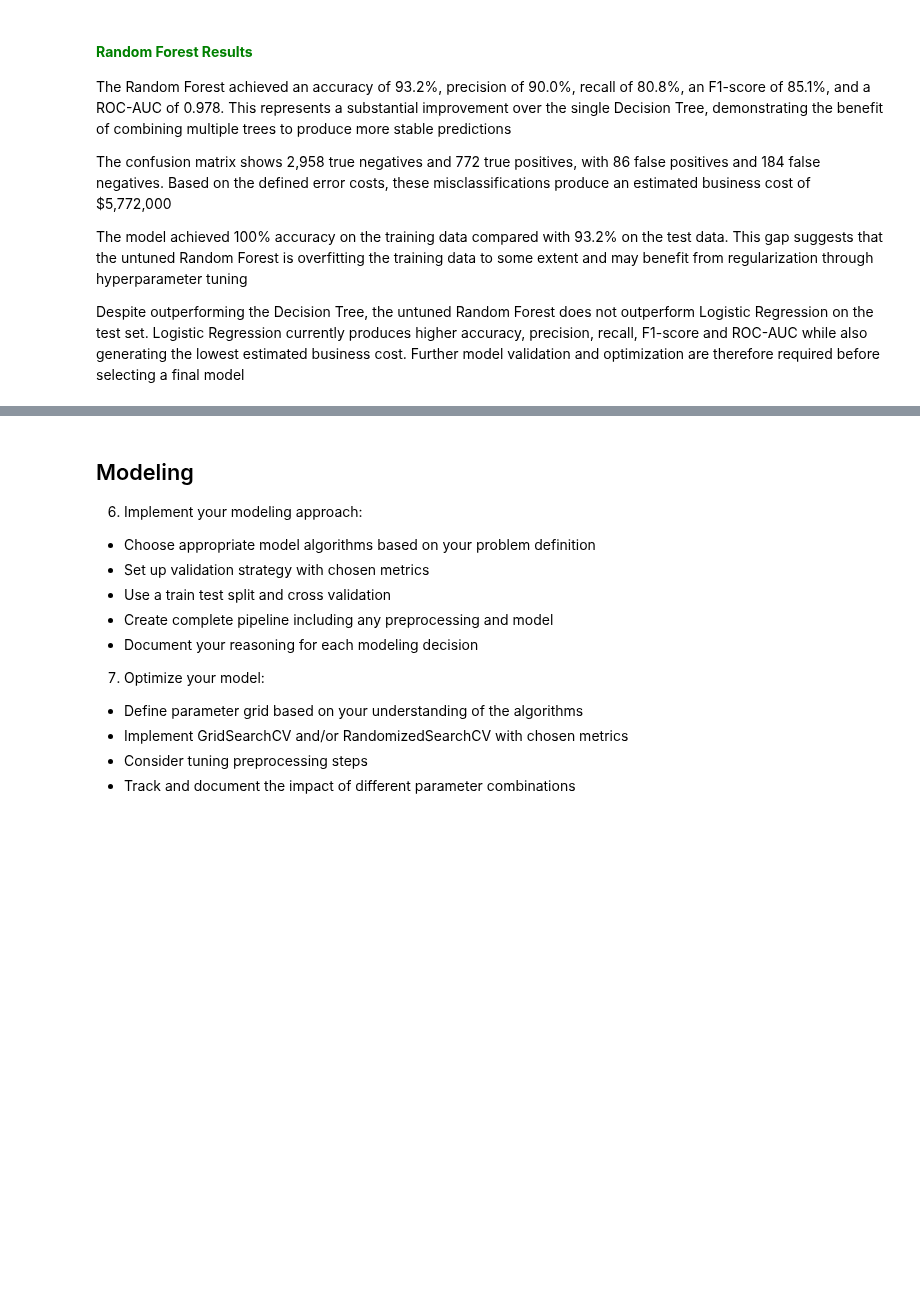
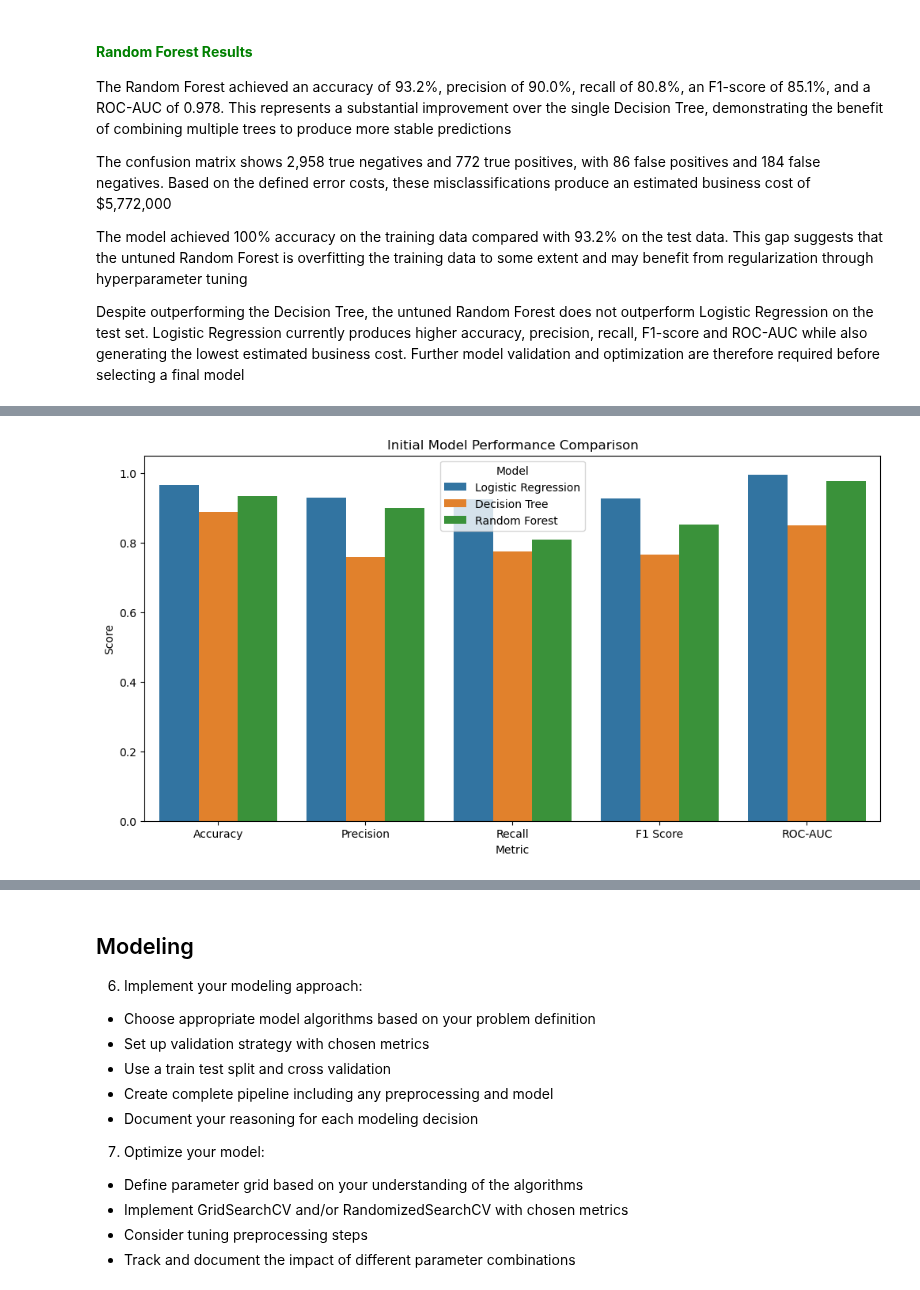
Before and after one commit to ngunjirikevin/financial-loan-risk-model, a Jupyter notebook: financial_loan_risk.ipynb, the cells around one changed output, grey strips where cells are left out. Drawn from its saved outputs; the diff is of its cells as text; code cells hidden in the pictures; blank space fills up the shorter version.

```diff
--- a/financial_loan_risk.ipynb
+++ b/financial_loan_risk.ipynb
@@ -1777,0 +1792,39 @@ Despite outperforming the Decision Tree, the untuned Random Forest does not outp
+# %%
+# visualizing the predictive metrics
+comparison_plot = model_comparison[
+    model_comparison["Model"] != "Dummy Classifier"
+].copy()
+
+metrics = [
+    "Accuracy",
+    "Precision",
+    "Recall",
+    "F1 Score",
+    "ROC-AUC"
+]
+
+comparison_long = comparison_plot.melt(
+    id_vars="Model",
+    value_vars=metrics,
+    var_name="Metric",
+    value_name="Score"
+)
+
+plt.figure(figsize=(12, 6))
+
+sns.barplot(
+    data=comparison_long,
+    x="Metric",
+    y="Score",
+    hue="Model"
+)
+
+plt.ylim(0, 1.05)
+plt.title("Initial Model Performance Comparison")
+plt.ylabel("Score")
+plt.xlabel("Metric")
+plt.legend(title="Model")
+
+plt.show()
+# %% [output]
+[figure, added]
```
Also changed, not shown: parts of 18 cells of this notebook.
